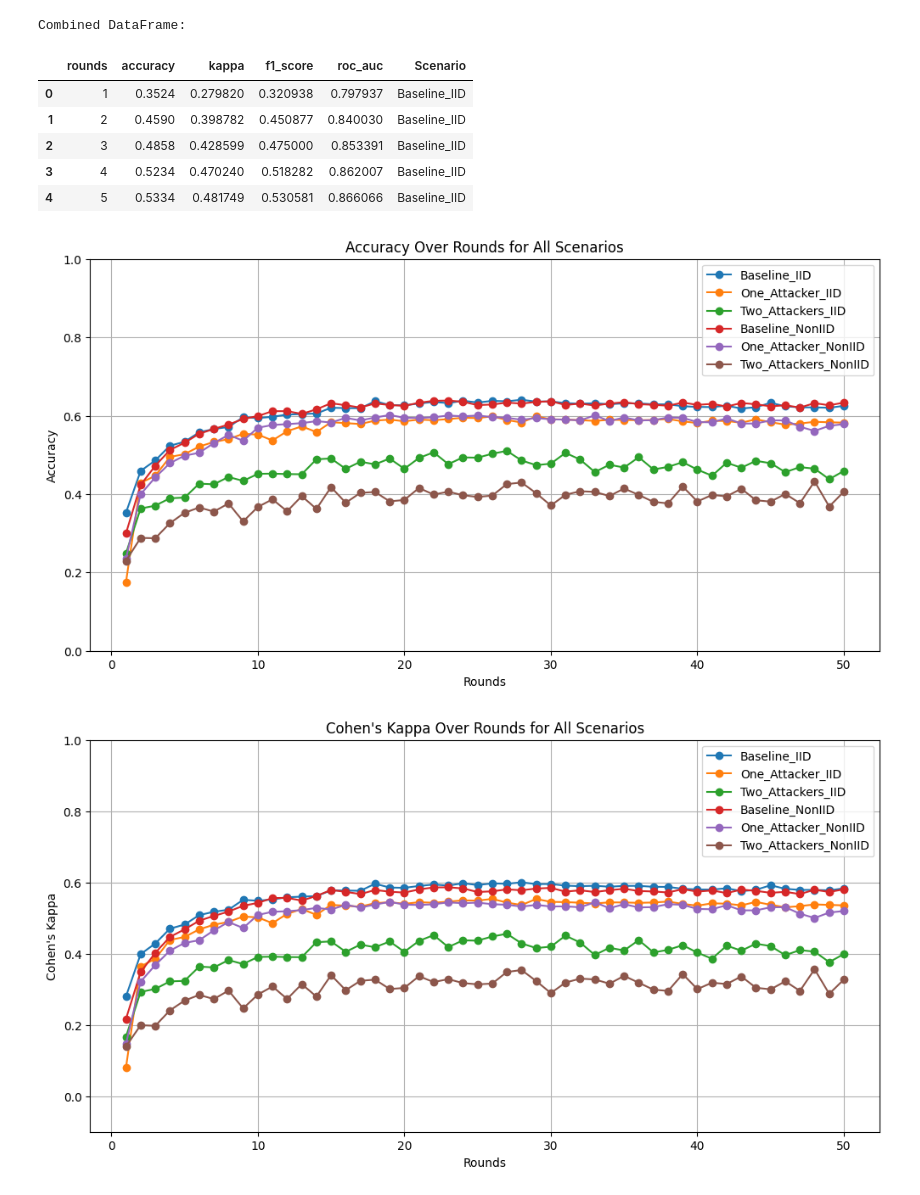
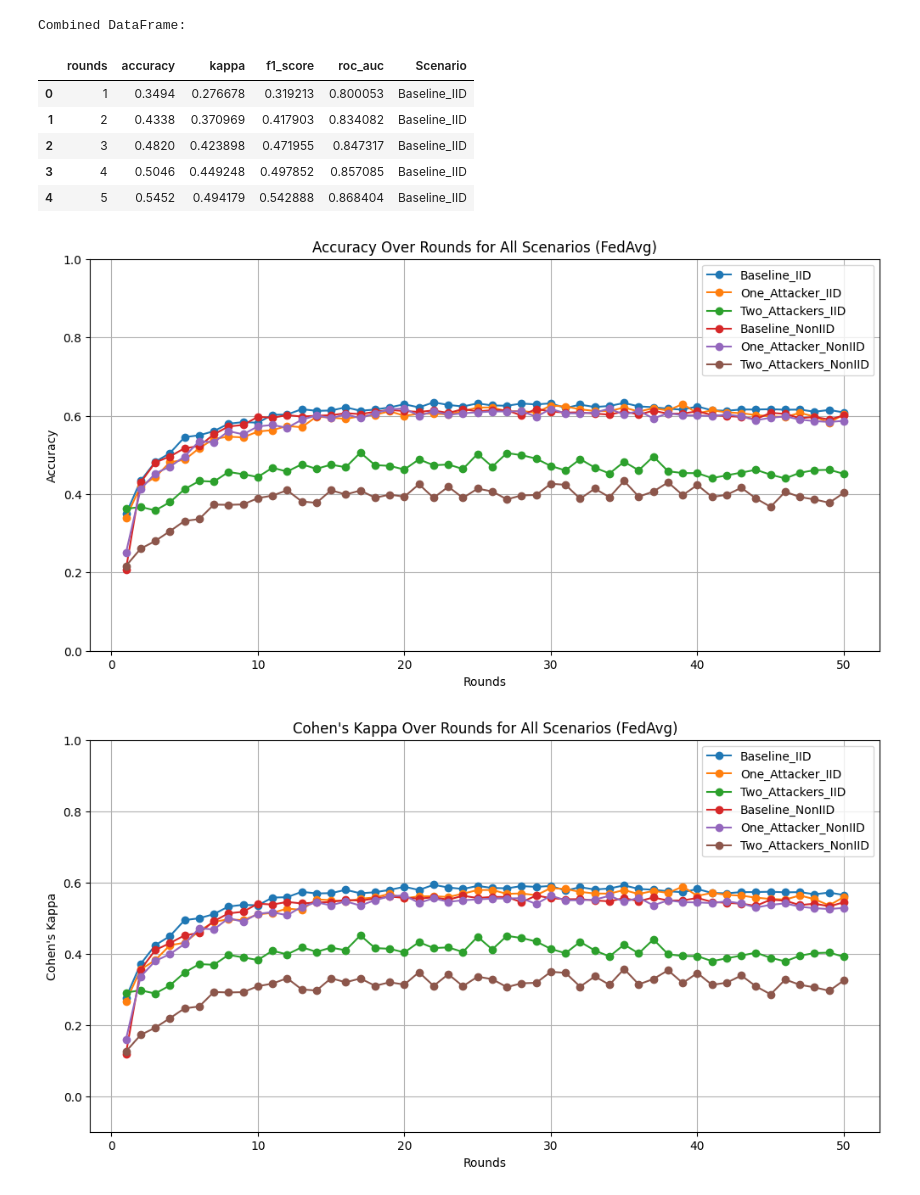
Before and after one commit to YouDontKnowWho/AiSafety-Assignment, a Jupyter notebook: 2.1_FedAvg.ipynb, the cells around one changed output. Saved outputs shown, nothing was run; the diff lists cells and outputs as text; code cells hidden in the pictures.

```diff
--- a/2.1_FedAvg.ipynb
+++ b/2.1_FedAvg.ipynb
@@ -449,7 +523,7 @@ dataframes = {}
 
 # Load each CSV file into a DataFrame
 for scenario in scenarios:
-    filename = f"{scenario}_metrics.csv"
+    filename = f"FedAvg_{scenario}_metrics.csv"
     if os.path.exists(filename):
         df = pd.read_csv(filename)
         dataframes[scenario] = df
@@ -459,6 +533,6 @@ for scenario in scenarios:
 
 # Verify the loaded data
 for scenario, df in dataframes.items():
-    print(f"\nFirst few rows for {scenario}:")
+    print(f"\nFirst few rows for FedAvg {scenario}:")
     display(df.head())
 # %% [output]
@@ -520,35 +594,38 @@ for scenario, df in dataframes.items():
     temp_df['Scenario'] = scenario
     combined_df = pd.concat([combined_df, temp_df], ignore_index=True)
 
+output_file = "FedAvg_combined_metrics.csv"
+combined_df.to_csv(output_file, index=False)
+
 # Display the combined DataFrame
 print("Combined DataFrame:")
 display(combined_df.head())
 # %% [output]
 Combined DataFrame:
 |  | rounds | accuracy | kappa | f1_score | roc_auc | Scenario |
-| 0 | 1 | 0.3524 | 0.279820 | 0.320938 | 0.797937 | Baseline_IID |
-| 1 | 2 | 0.4590 | 0.398782 | 0.450877 | 0.840030 | Baseline_IID |
-| 2 | 3 | 0.4858 | 0.428599 | 0.475000 | 0.853391 | Baseline_IID |
-| 3 | 4 | 0.5234 | 0.470240 | 0.518282 | 0.862007 | Baseline_IID |
-| 4 | 5 | 0.5334 | 0.481749 | 0.530581 | 0.866066 | Baseline_IID |
+| 0 | 1 | 0.3494 | 0.276678 | 0.319213 | 0.800053 | Baseline_IID |
+| 1 | 2 | 0.4338 | 0.370969 | 0.417903 | 0.834082 | Baseline_IID |
+| 2 | 3 | 0.4820 | 0.423898 | 0.471955 | 0.847317 | Baseline_IID |
+| 3 | 4 | 0.5046 | 0.449248 | 0.497852 | 0.857085 | Baseline_IID |
+| 4 | 5 | 0.5452 | 0.494179 | 0.542888 | 0.868404 | Baseline_IID |
 # %%
 # Plot Accuracy Over Rounds for All Scenarios
 plt.figure(figsize=(12, 6))
 
 for scenario in scenarios:
     if scenario in dataframes:
         df = dataframes[scenario]
         plt.plot(df['rounds'], df['accuracy'], marker='o', label=scenario)
 
-plt.title('Accuracy Over Rounds for All Scenarios')
+plt.title('Accuracy Over Rounds for All Scenarios (FedAvg)')
 plt.xlabel('Rounds')
 plt.ylabel('Accuracy')
 plt.ylim(0, 1)
 plt.grid(True)
 plt.legend()
 plt.show()
 # %% [output]
-[figure, old version]
+[figure, new version]
 # %%
 # Plot Cohen's Kappa Over Rounds for All Scenarios
 plt.figure(figsize=(12, 6))
@@ -558,7 +635,7 @@ for scenario in scenarios:
         df = dataframes[scenario]
         plt.plot(df['rounds'], df['kappa'], marker='o', label=scenario)
 
-plt.title("Cohen's Kappa Over Rounds for All Scenarios")
+plt.title("Cohen's Kappa Over Rounds for All Scenarios (FedAvg)")
 plt.xlabel('Rounds')
 plt.ylabel('Cohen\'s Kappa')
 plt.ylim(-0.1, 1)
@@ -566,7 +643,7 @@ plt.grid(True)
 plt.legend()
 plt.show()
 # %% [output]
-[figure, old version]
+[figure, new version]
 # %%
 # Plot F1 Score Over Rounds for All Scenarios
 plt.figure(figsize=(12, 6))
```
Also changed, not shown: parts of 7 cells of this notebook, 8 other files.
